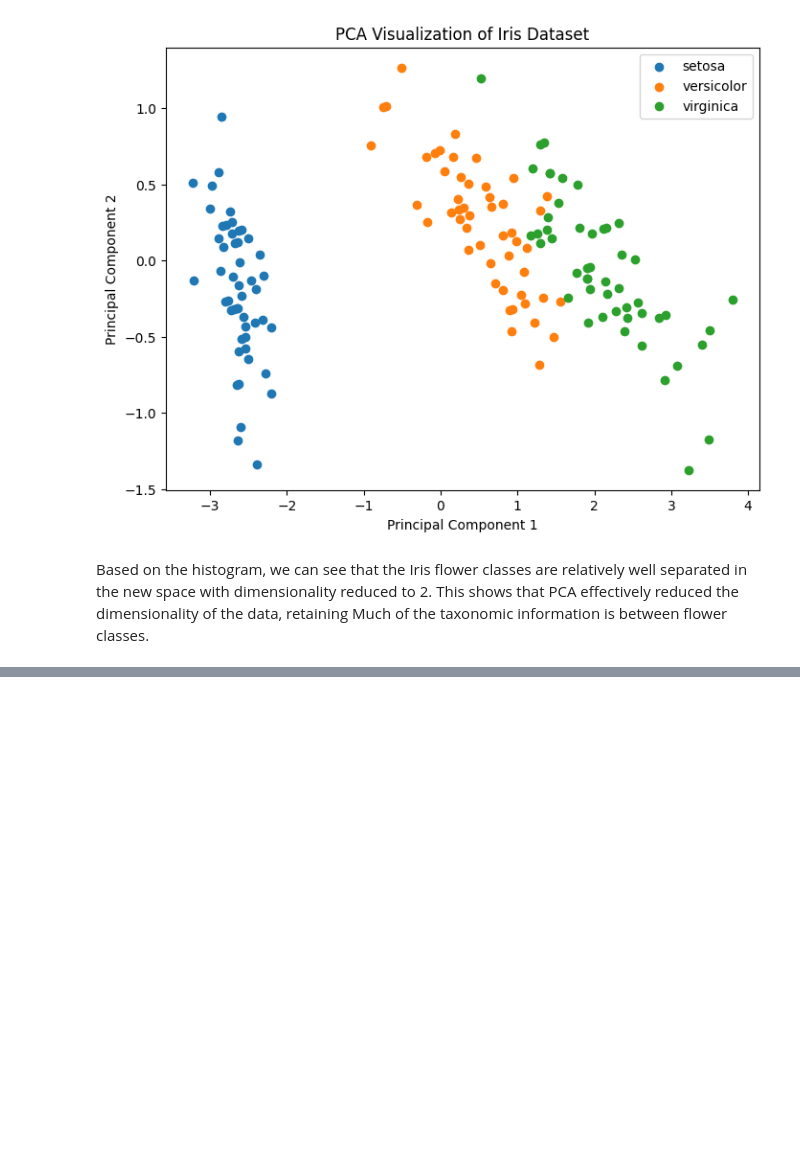
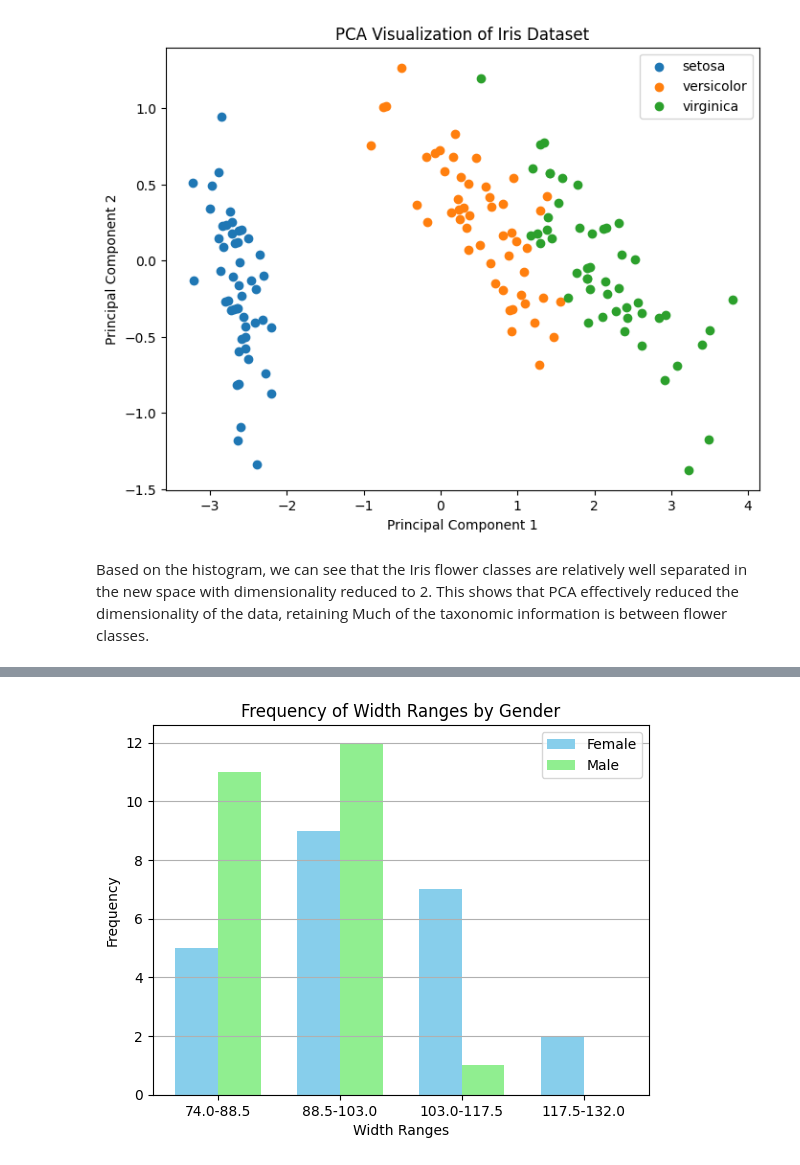
Before and after one commit to TheDan53-Forwork/Multi-Dimensional-Data-Processing, a Jupyter notebook: lab/lab1/21110256_HuynhNguyenTheDan_01_PCA.ipynb, the cells around one changed output, grey strips where cells are left out. Cells and saved outputs as stored; diff of their text form; code cells hidden in the pictures; blank space fills up the shorter version.

```diff
--- a/lab/lab1/21110256_HuynhNguyenTheDan_01_PCA.ipynb
+++ b/lab/lab1/21110256_HuynhNguyenTheDan_01_PCA.ipynb
@@ -134,0 +181,30 @@ Based on the histogram, we can see that the Iris flower classes are relatively w
+# %%
+# Extracting weight and gender data
+widths = data[:, 1].astype(float)
+genders = data[:, 3]
+
+# Define width ranges
+width_ranges =  np.linspace(np.min(widths), np.max(widths), 5)  # Define your own width ranges here
+
+# Group data by gender and calculate frequency of weight ranges
+female_widths = [np.sum((widths >= width_ranges[i]) & (widths < width_ranges[i+1]) & (genders == 'female'))
+                  for i in range(len(width_ranges)-1)]
+male_widths = [np.sum((widths >= width_ranges[i]) & (widths < width_ranges[i+1]) & (genders == 'male'))
+                for i in range(len(width_ranges)-1)]
+
+# Plotting
+bar_width = 0.35
+index = np.arange(len(width_ranges)-1)
+plt.bar(index, female_widths, bar_width, label='Female', color='skyblue')
+plt.bar(index + bar_width, male_widths, bar_width, label='Male', color='lightgreen')
+
+plt.xlabel('Width Ranges')
+plt.ylabel('Frequency')
+plt.title('Frequency of Width Ranges by Gender')
+plt.xticks(index + bar_width / 2, [f'{width_ranges[i]}-{width_ranges[i+1]}' for i in range(len(width_ranges)-1)])
+plt.legend()
+plt.grid(axis='y')
+
+plt.show()
+# %% [output]
+[figure, added]
```
Also changed, not shown: parts of 15 cells of this notebook.
